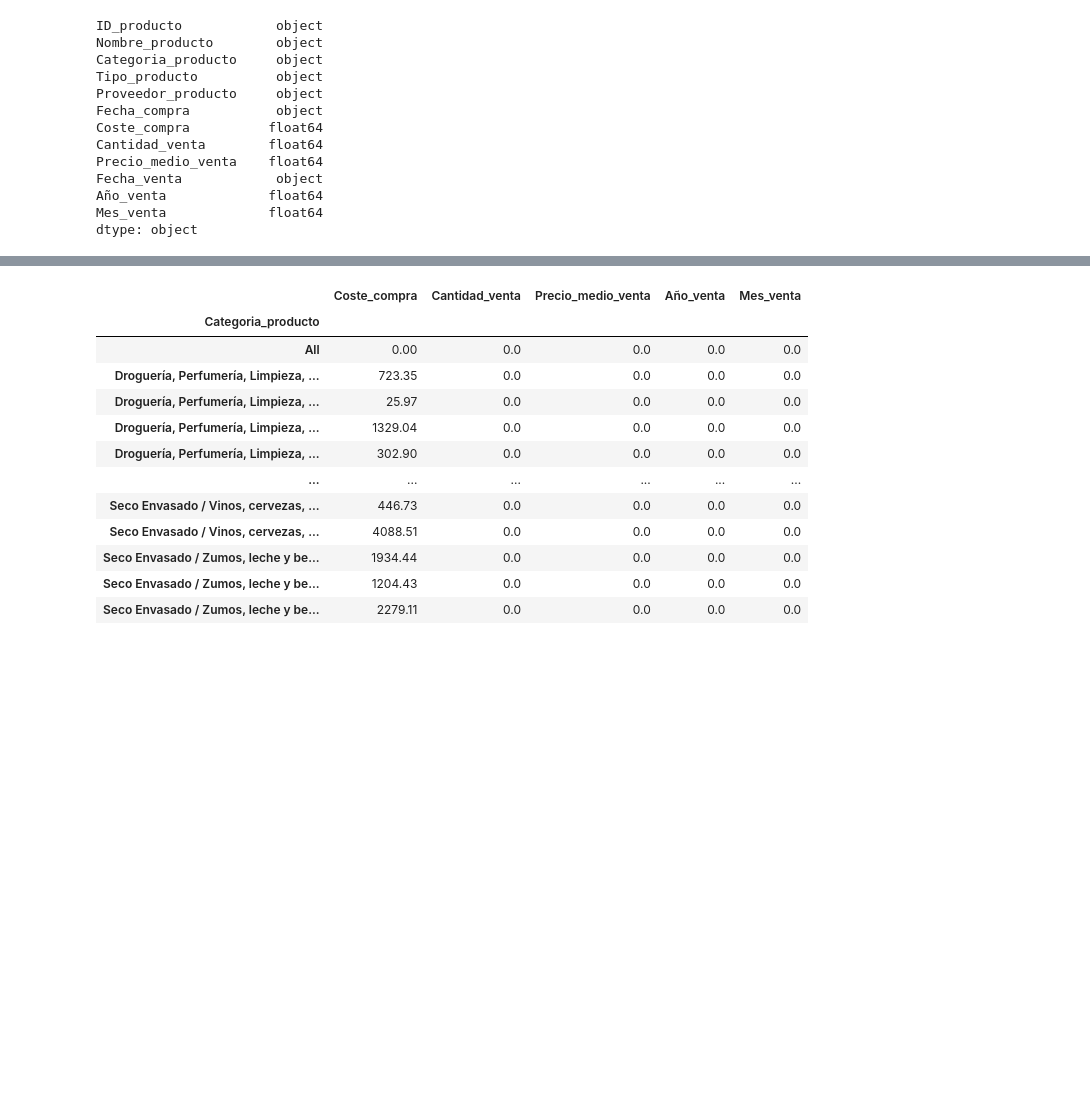
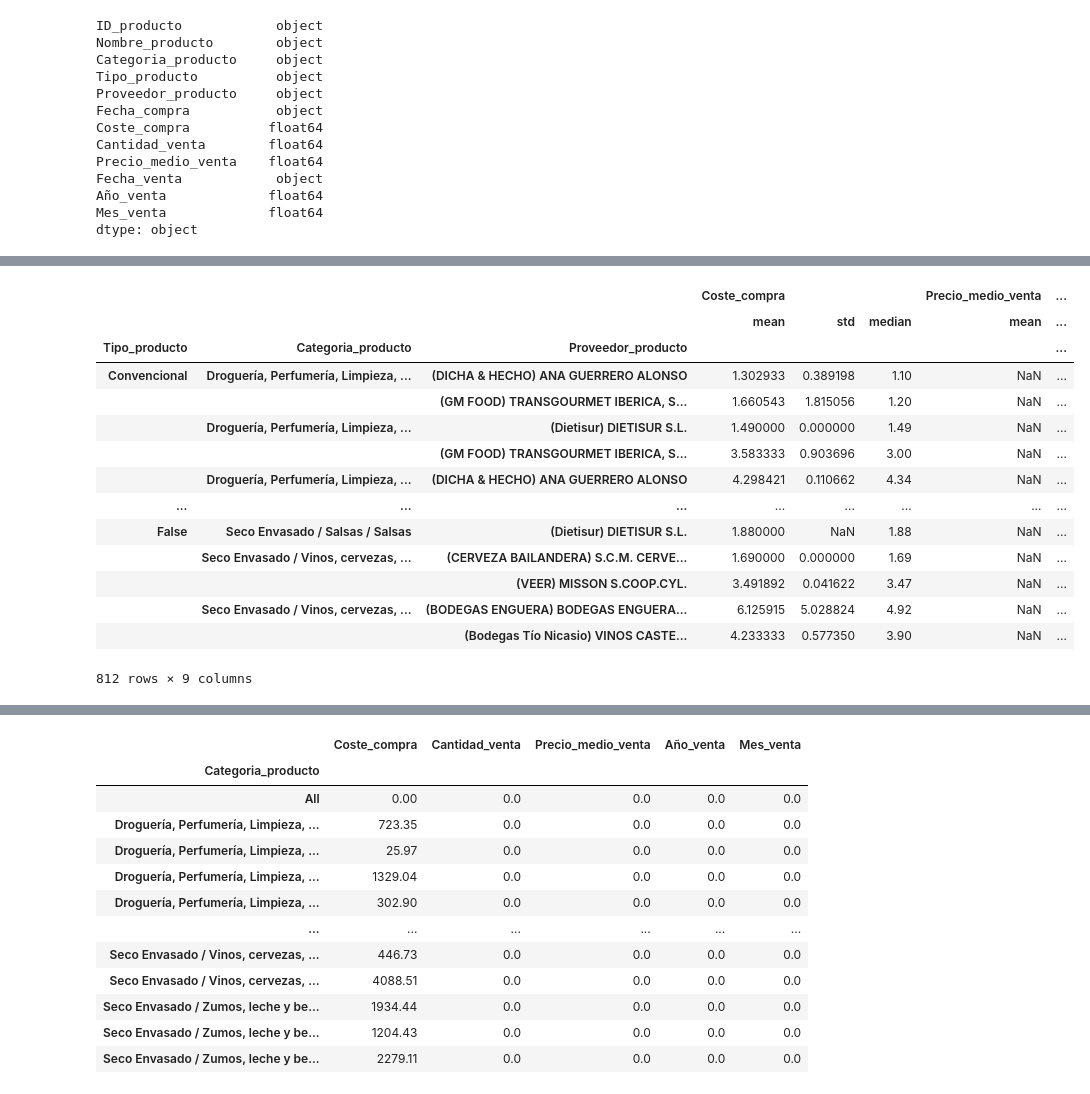
Before and after one commit to Factoria-F5-AI-Bootcamp-1-Edicion/osa_analysis, a Jupyter notebook: EDA_Compras&Ventas_LaOsa.ipynb, the cells around one changed output, grey strips where cells are left out. Cells and saved outputs as stored; diff of their text form; code cells hidden in the pictures; blank space fills up the shorter version.

```diff
--- a/EDA_Compras&Ventas_LaOsa.ipynb
+++ b/EDA_Compras&Ventas_LaOsa.ipynb
@@ -107,0 +296,21 @@ df.groupby('Tipo_producto').sum()
+# %%
+products_groupby =df.groupby(["Tipo_producto", 'Categoria_producto','Proveedor_producto'],as_index=True).agg({
+    k: ['mean','std','median']for k in [
+        'Coste_compra', 'Precio_medio_venta', 'Cantidad_venta']})
+products_groupby
+# %% [output]
+|  |  |  | Coste_compra |  |  | Precio_medio_venta | ... |
+|  |  |  | mean | std | median | mean | ... |
+| Tipo_producto | Categoria_producto | Proveedor_producto |  |  |  |  | ... |
+| Convencional | Droguería, Perfumería, Limpieza, ... | (DICHA & HECHO) ANA GUERRERO ALONSO | 1.302933 | 0.389198 | 1.10 | NaN | ... |
+|  |  | (GM FOOD) TRANSGOURMET IBERICA, S... | 1.660543 | 1.815056 | 1.20 | NaN | ... |
+|  | Droguería, Perfumería, Limpieza, ... | (Dietisur) DIETISUR S.L. | 1.490000 | 0.000000 | 1.49 | NaN | ... |
+|  |  | (GM FOOD) TRANSGOURMET IBERICA, S... | 3.583333 | 0.903696 | 3.00 | NaN | ... |
+|  | Droguería, Perfumería, Limpieza, ... | (DICHA & HECHO) ANA GUERRERO ALONSO | 4.298421 | 0.110662 | 4.34 | NaN | ... |
+| ... | ... | ... | ... | ... | ... | ... | ... |
+| False | Seco Envasado / Salsas / Salsas | (Dietisur) DIETISUR S.L. | 1.880000 | NaN | 1.88 | NaN | ... |
+|  | Seco Envasado / Vinos, cervezas, ... | (CERVEZA BAILANDERA) S.C.M. CERVE... | 1.690000 | 0.000000 | 1.69 | NaN | ... |
+|  |  | (VEER) MISSON S.COOP.CYL. | 3.491892 | 0.041622 | 3.47 | NaN | ... |
+|  | Seco Envasado / Vinos, cervezas, ... | (BODEGAS ENGUERA) BODEGAS ENGUERA... | 6.125915 | 5.028824 | 4.92 | NaN | ... |
+|  |  | (Bodegas Tío Nicasio) VINOS CASTE... | 4.233333 | 0.577350 | 3.90 | NaN | ... |
+812 rows × 9 columns
```
Also changed, not shown: parts of 57 cells of this notebook.
